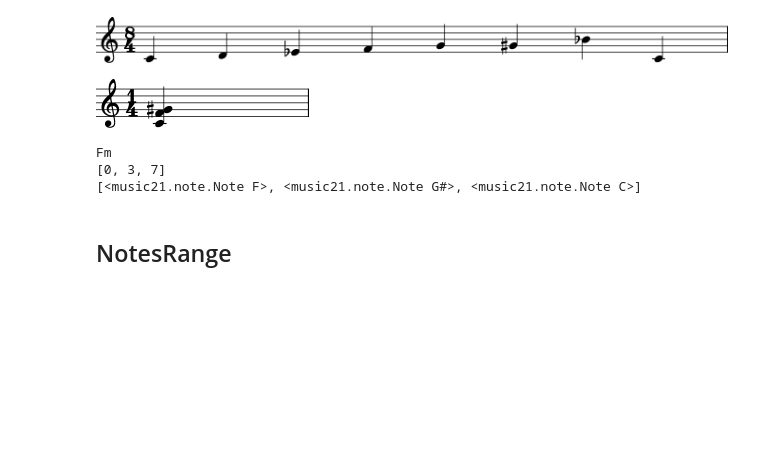
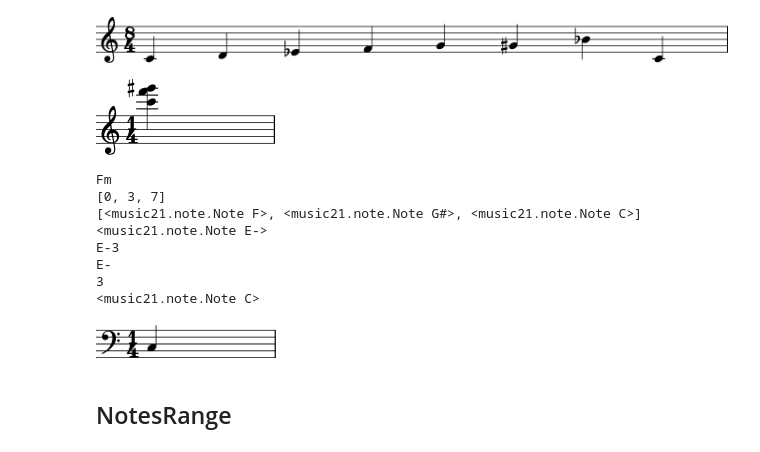
Before and after one commit to AlainSchoebi/MusicalTheory, a Jupyter notebook: notebook1.ipynb, the cells around one changed output. Drawn from its saved outputs; the diff is of its cells as text; code cells hidden in the pictures; blank space fills up the shorter version.

```diff
--- a/notebook1.ipynb
+++ b/notebook1.ipynb
@@ -78,5 +67,3 @@ play(m)
-# %%
-n = note.Note(pitch = 57)
 # %% [markdown]
 ## Scales / Chords
 # %%
@@ -177,7 +171,6 @@ class Chord:
             self.interval.append(4);
 
         self.interval.append(7);
-
 
 
 
@@ -233,29 +226,64 @@ class Chord:
 
     # Get notes
     def getNotesWithoutOctave(self):
-        n = [self.baseNote.transpose(i) for i in self.interval]; #
+        n = [self.baseNote.transpose(i) for i in self.interval];
         return n;
+
+
+    def getNotesWithOctave(self, _octave = 4):
+        n = [note.Note(pitch = self.baseNote.transpose(i).pitch.name, octave = _octave) for i in self.interval];
+        return n;
+
+
+    def getChordObject(self):
+        return chord.Chord(self.getNotesWithOctave());
 
     # Show
     def show(self):
-        c = chord.Chord(self.getNotesWithoutOctave());
-        c.show();
+        self.getChordObject().show();
+
+    def getText(self):
+        return self.baseNote.pitch.name + " " + self.getType();
+
+    def showText(self):
+        print(self.getText());
 # %%
 s = Scale(note.Note("C"), scalesIntervalDictionnary["minor"]);
 s.show();
 # %% [output]
 [figure]
-# %%
-c = Chord(_baseNote = note.Note("F"), _scale = s);
-c.show();
-print(c.getName());
-print(c.interval)
-print(c.getNotesWithoutOctave())
-# %% [output]
-[figure, removed]
-Fm
-[0, 3, 7]
-[<music21.note.Note F>, <music21.note.Note G#>, <music21.note.Note C>]
+# %%
+c = Chord(_baseNote = note.Note("F"), _scale = s);
+c.show();
+print(c.getName());
+print(c.interval)
+print(c.getNotesWithOctave())
+
+
+a = [0,3,7];
+[note.Note(pitch = note.Note("C").transpose(i).pitch, octave = 1) for i in a]
+
+n = note.Note(pitch = note.Note("C").transpose(i).pitch.name, octave = 3)
+print(n)
+print(n.pitch)
+print(n.pitch.name)
+print(n.pitch.octave)
+
+
+bassNote = note.Note(pitch = "C", octave = 3);
+print(bassNote)
+bassNote.show()
+# %% [output]
+[figure, added]
+Fm
+[0, 3, 7]
+[<music21.note.Note F>, <music21.note.Note G#>, <music21.note.Note C>]
+<music21.note.Note E->
+E-3
+E-
+3
+<music21.note.Note C>
+[figure, added]
 # %% [markdown]
 ## NotesRange
 # %%
```
Also changed, not shown: parts of 20 cells of this notebook.
